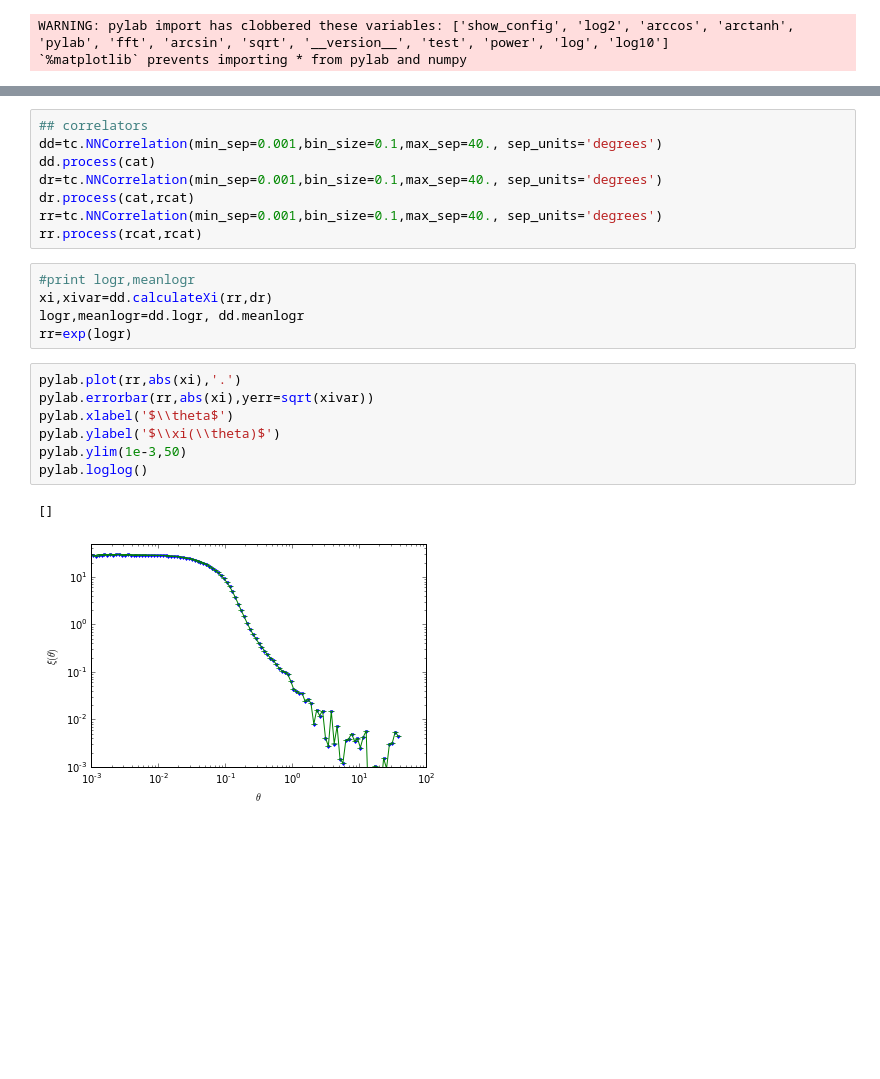
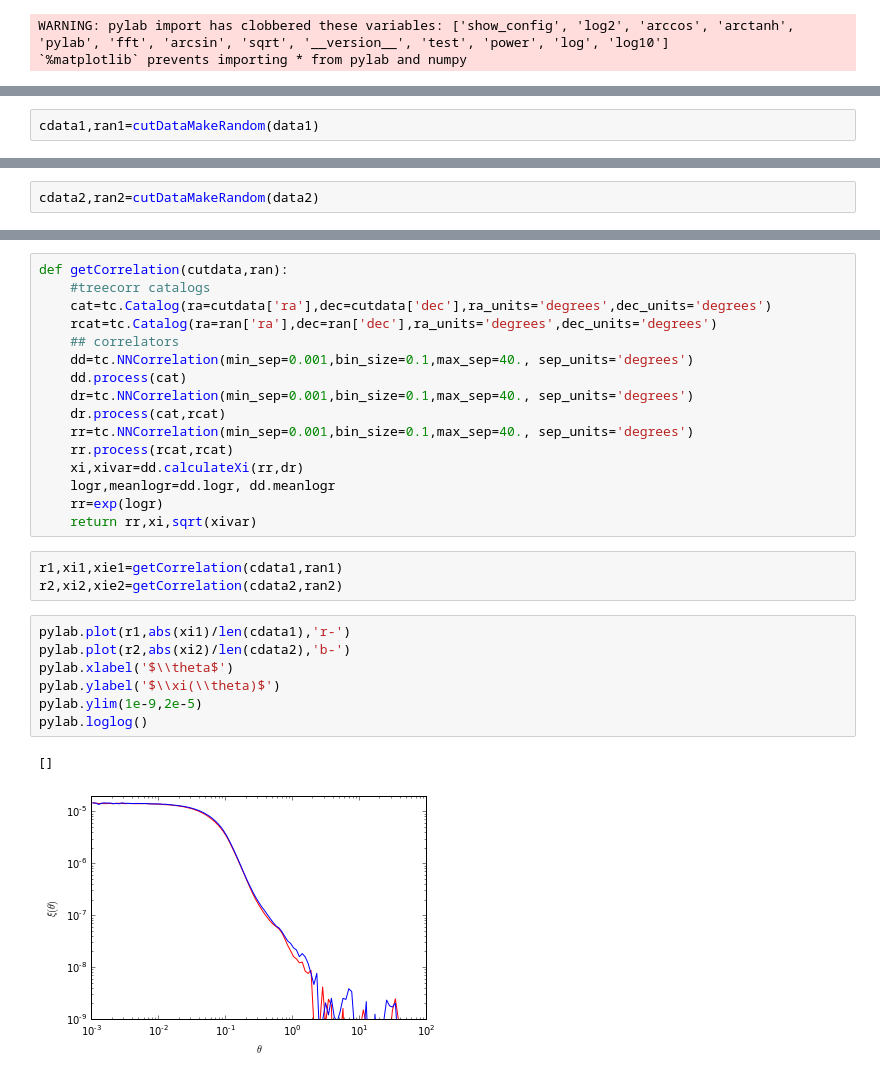
Before and after one commit to DarkEnergyScienceCollaboration/2pt_validation, a Jupyter notebook: ipynb/treecorr_example.ipynb, the cells around one changed output, grey strips where cells are left out. Saved outputs shown, nothing was run; the diff lists cells and outputs as text; blank space fills up the shorter version.

```diff
--- a/ipynb/treecorr_example.ipynb
+++ b/ipynb/treecorr_example.ipynb
@@ -98,0 +86,2 @@ rcat=tc.Catalog(ra=ran['ra'],dec=ran['dec'],ra_units='degrees',dec_units='degree
+# %%
+cdata1,ran1=cutDataMakeRandom(data1)
@@ -98,0 +92,2 @@ rcat=tc.Catalog(ra=ran['ra'],dec=ran['dec'],ra_units='degrees',dec_units='degree
+# %%
+cdata2,ran2=cutDataMakeRandom(data2)
@@ -99,23 +98,29 @@ rcat=tc.Catalog(ra=ran['ra'],dec=ran['dec'],ra_units='degrees',dec_units='degree
 # %%
-## correlators
-dd=tc.NNCorrelation(min_sep=0.001,bin_size=0.1,max_sep=40., sep_units='degrees')
-dd.process(cat)
-dr=tc.NNCorrelation(min_sep=0.001,bin_size=0.1,max_sep=40., sep_units='degrees')
-dr.process(cat,rcat)
-rr=tc.NNCorrelation(min_sep=0.001,bin_size=0.1,max_sep=40., sep_units='degrees')
-rr.process(rcat,rcat)
+def getCorrelation(cutdata,ran):
+    #treecorr catalogs
+    cat=tc.Catalog(ra=cutdata['ra'],dec=cutdata['dec'],ra_units='degrees',dec_units='degrees')
+    rcat=tc.Catalog(ra=ran['ra'],dec=ran['dec'],ra_units='degrees',dec_units='degrees')
+    ## correlators
+    dd=tc.NNCorrelation(min_sep=0.001,bin_size=0.1,max_sep=40., sep_units='degrees')
+    dd.process(cat)
+    dr=tc.NNCorrelation(min_sep=0.001,bin_size=0.1,max_sep=40., sep_units='degrees')
+    dr.process(cat,rcat)
+    rr=tc.NNCorrelation(min_sep=0.001,bin_size=0.1,max_sep=40., sep_units='degrees')
+    rr.process(rcat,rcat)
+    xi,xivar=dd.calculateXi(rr,dr)
+    logr,meanlogr=dd.logr, dd.meanlogr
+    rr=exp(logr)
+    return rr,xi,sqrt(xivar)
-# %%
-#print logr,meanlogr
-xi,xivar=dd.calculateXi(rr,dr)
-logr,meanlogr=dd.logr, dd.meanlogr
-rr=exp(logr)
+# %%
+r1,xi1,xie1=getCorrelation(cdata1,ran1)
+r2,xi2,xie2=getCorrelation(cdata2,ran2)
 # %%
-pylab.plot(rr,abs(xi),'.')
-pylab.errorbar(rr,abs(xi),yerr=sqrt(xivar))
+pylab.plot(r1,abs(xi1)/len(cdata1),'r-')
+pylab.plot(r2,abs(xi2)/len(cdata2),'b-')
 pylab.xlabel('$\\theta$')
 pylab.ylabel('$\\xi(\\theta)$')
-pylab.ylim(1e-3,50)
+pylab.ylim(1e-9,2e-5)
 pylab.loglog()
 # %% [output]
 []
-[figure, old version]
+[figure, new version]
```
Also changed, not shown: parts of 14 cells of this notebook, 2 other files.
